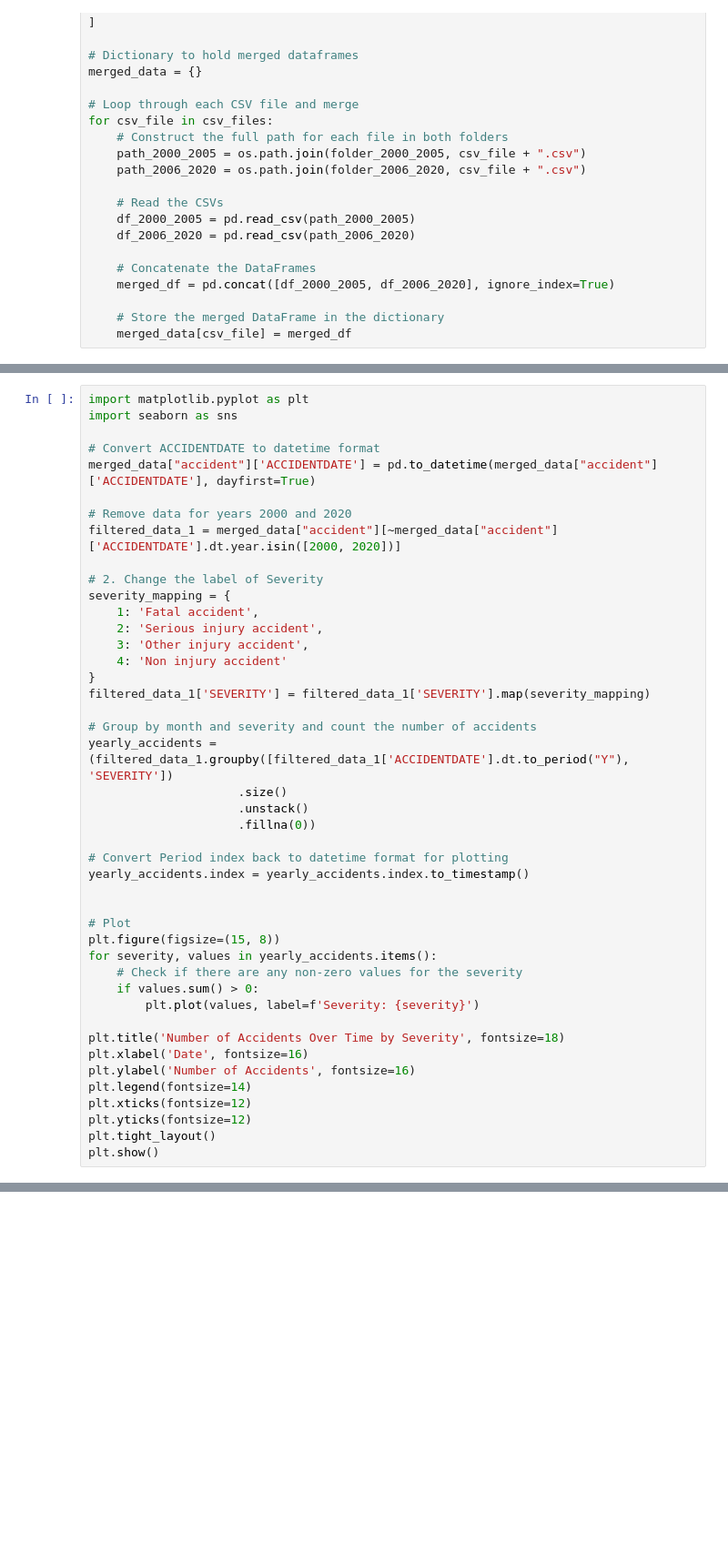
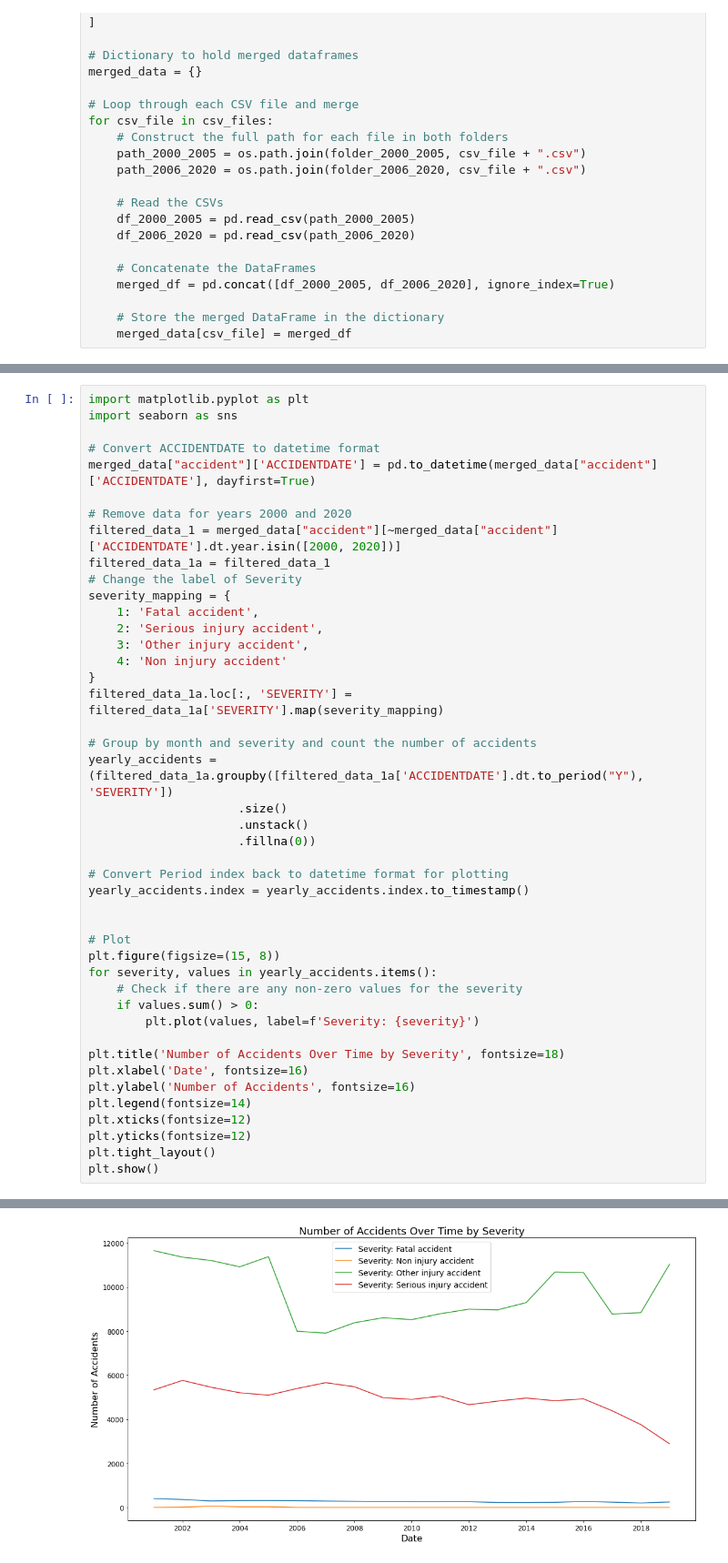
Before and after one commit to khuongbui11/for_Blunomy, a Jupyter notebook: Data Analysis.ipynb, the cells around one changed output, grey strips where cells are left out. Shown: that part at 91% size. Saved outputs shown, nothing was run; the diff lists cells and outputs as text; blank space fills up the shorter version.

```diff
--- a/Data Analysis.ipynb
+++ b/Data Analysis.ipynb
@@ -48,18 +52,18 @@ merged_data["accident"]['ACCIDENTDATE'] = pd.to_datetime(merged_data["accident"]
 
 # Remove data for years 2000 and 2020
 filtered_data_1 = merged_data["accident"][~merged_data["accident"]['ACCIDENTDATE'].dt.year.isin([2000, 2020])]
-
-# 2. Change the label of Severity
+filtered_data_1a = filtered_data_1
+# Change the label of Severity
 severity_mapping = {
     1: 'Fatal accident',
     2: 'Serious injury accident',
     3: 'Other injury accident',
     4: 'Non injury accident'
 }
-filtered_data_1['SEVERITY'] = filtered_data_1['SEVERITY'].map(severity_mapping)
+filtered_data_1a.loc[:, 'SEVERITY'] = filtered_data_1a['SEVERITY'].map(severity_mapping)
 
 # Group by month and severity and count the number of accidents
-yearly_accidents = (filtered_data_1.groupby([filtered_data_1['ACCIDENTDATE'].dt.to_period("Y"), 'SEVERITY'])
+yearly_accidents = (filtered_data_1a.groupby([filtered_data_1a['ACCIDENTDATE'].dt.to_period("Y"), 'SEVERITY'])
                      .size()
                      .unstack()
                      .fillna(0))
@@ -83,3 +87,4 @@ plt.xticks(fontsize=12)
 plt.yticks(fontsize=12)
 plt.tight_layout()
 plt.show()
+# %% [output]
@@ -85,0 +96 @@ plt.show()
+[figure, added]
```
Also changed, not shown: parts of 30 cells of this notebook, 1 other file.
